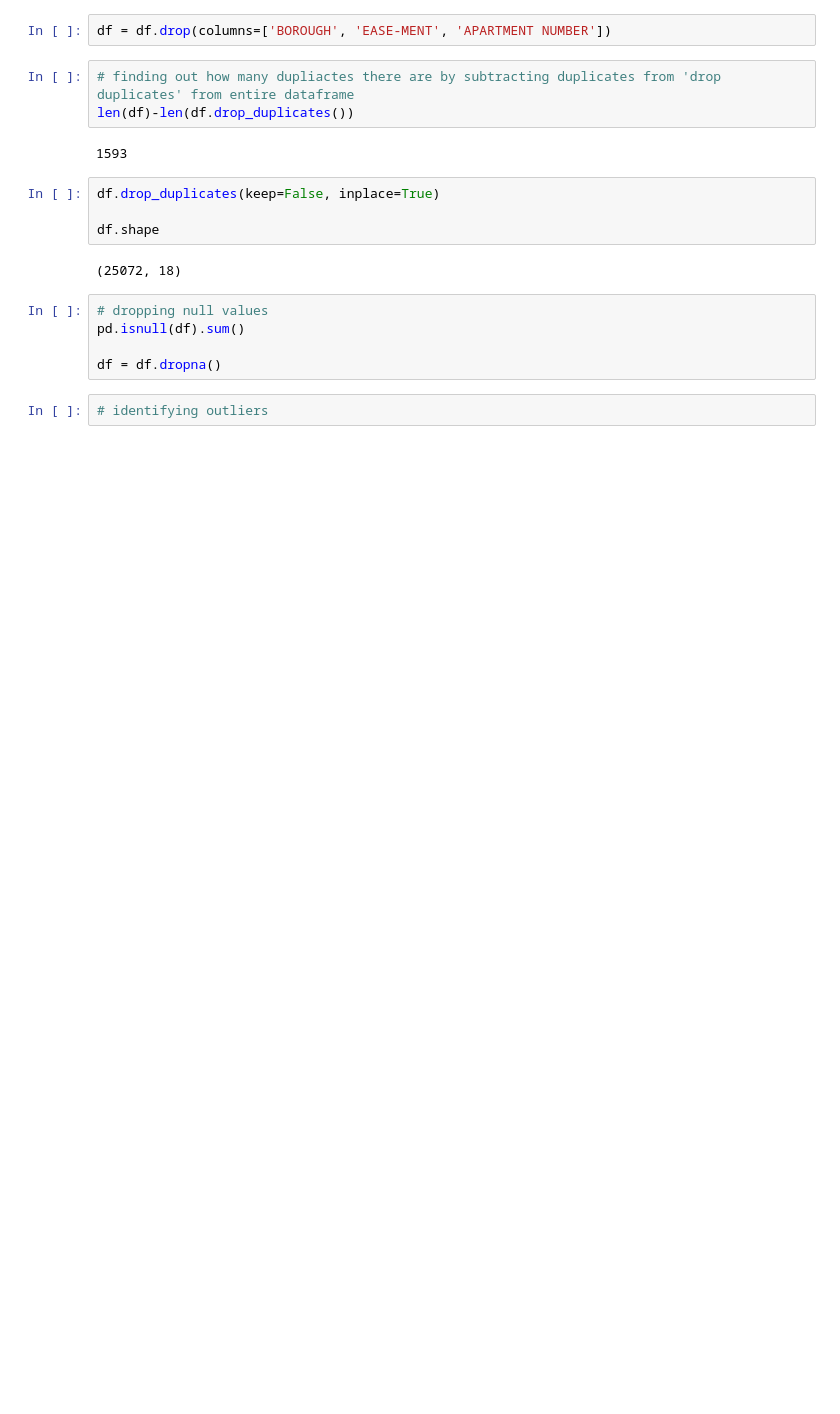
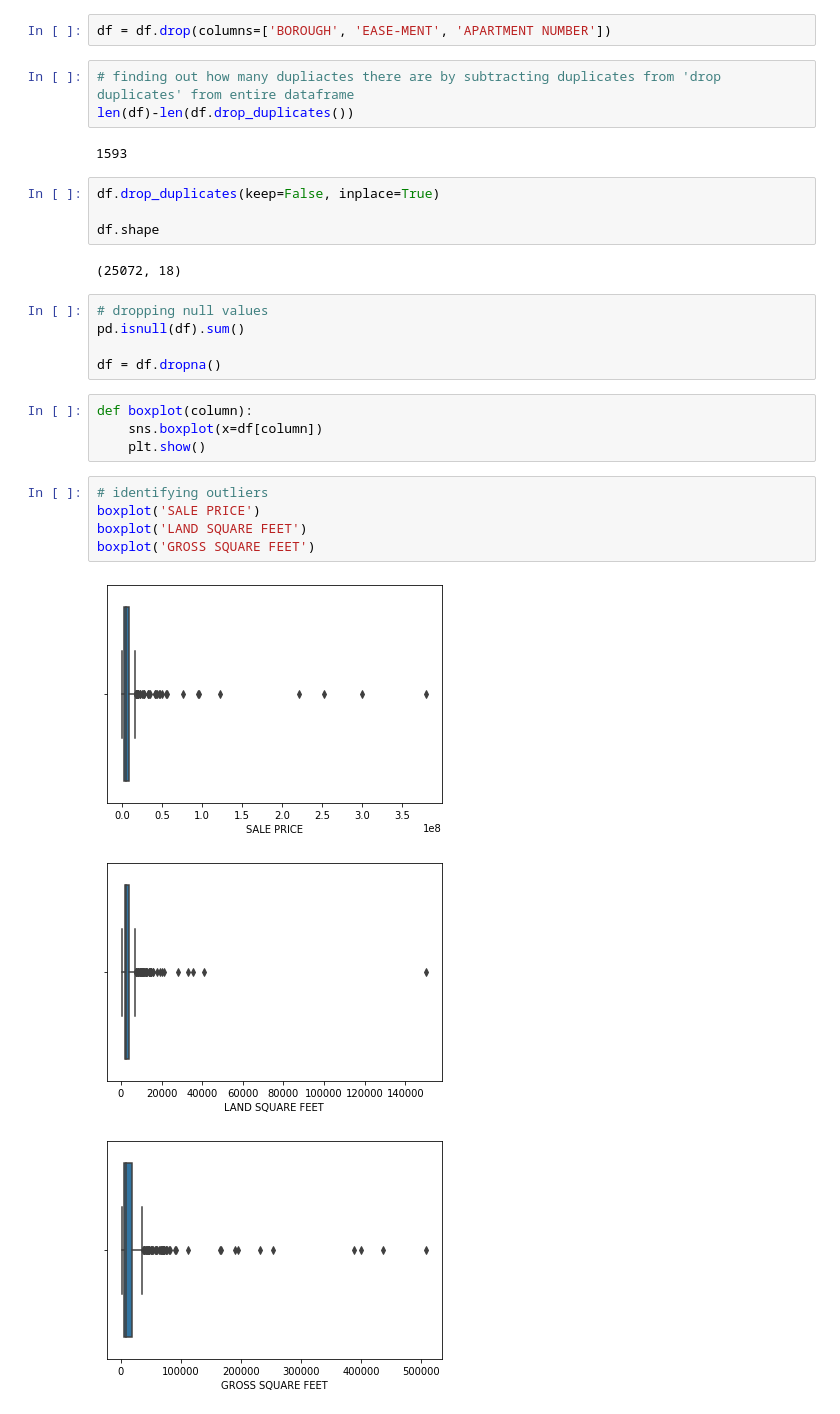
Before and after one commit to tasnmb/Manhattan-property-prices-analysis, a Jupyter notebook: cw_v2.ipynb, the cells around one changed output. Saved outputs shown, nothing was run; the diff lists cells and outputs as text; blank space fills up the shorter version.

```diff
--- a/cw_v2.ipynb
+++ b/cw_v2.ipynb
@@ -133,5 +134,16 @@ df.shape
 pd.isnull(df).sum()
 
 df = df.dropna()
-# %%
-# identifying outliers
+# %%
+def boxplot(column):
+    sns.boxplot(x=df[column])
+    plt.show()
+# %%
+# identifying outliers
+boxplot('SALE PRICE')
+boxplot('LAND SQUARE FEET')
+boxplot('GROSS SQUARE FEET')
+# %% [output]
+[figure, added]
+[figure, added]
+[figure, added]
```
Also changed, not shown: parts of 6 cells of this notebook.
